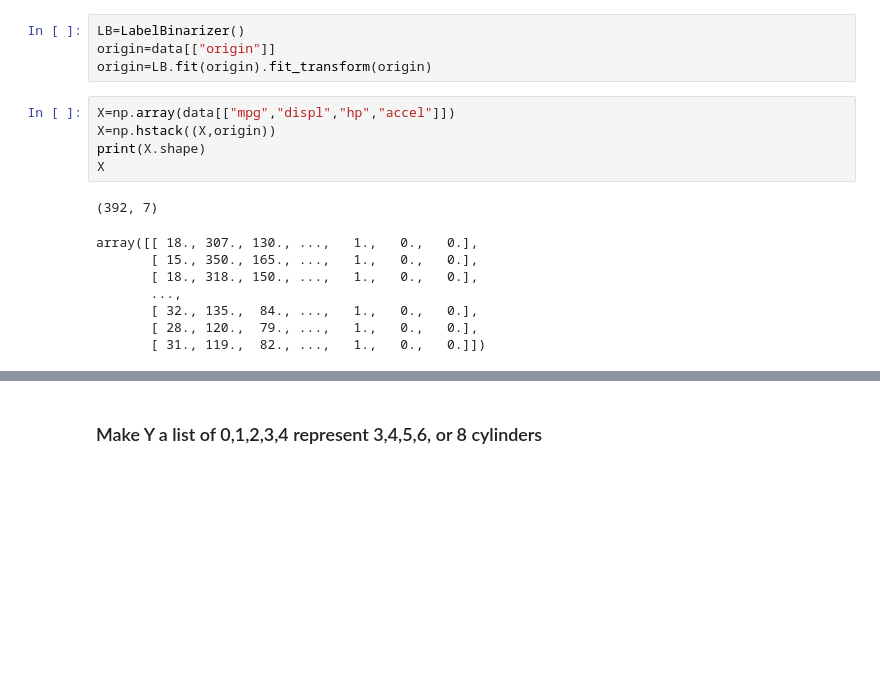
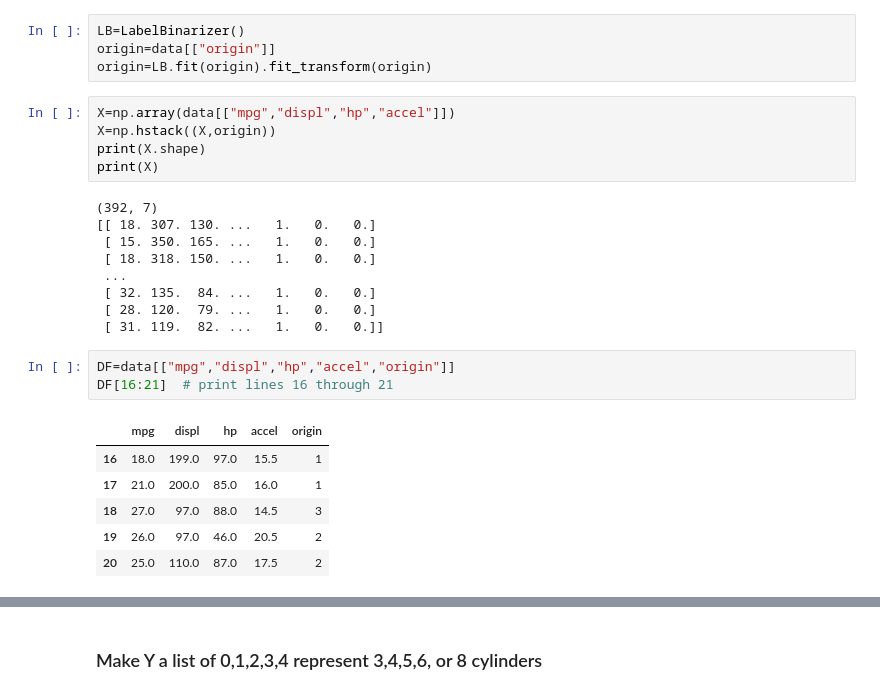
Before and after one commit to biomathman/machine-learning-in-python-book, a Jupyter notebook: notebooks/chapter-13-Naive-Bayes.ipynb, the cells around one changed output, grey strips where cells are left out. Drawn from its saved outputs; the diff is of its cells as text; blank space fills up the shorter version.

```diff
--- a/notebooks/chapter-13-Naive-Bayes.ipynb
+++ b/notebooks/chapter-13-Naive-Bayes.ipynb
@@ -213,13 +212,23 @@ origin=LB.fit(origin).fit_transform(origin)
 X=np.array(data[["mpg","displ","hp","accel"]])
 X=np.hstack((X,origin))
 print(X.shape)
-X
+print(X)
 # %% [output]
 (392, 7)
+[[ 18. 307. 130. ...   1.   0.   0.]
+ [ 15. 350. 165. ...   1.   0.   0.]
+ [ 18. 318. 150. ...   1.   0.   0.]
+ ...
+ [ 32. 135.  84. ...   1.   0.   0.]
+ [ 28. 120.  79. ...   1.   0.   0.]
+ [ 31. 119.  82. ...   1.   0.   0.]]
-array([[ 18., 307., 130., ...,   1.,   0.,   0.],
-       [ 15., 350., 165., ...,   1.,   0.,   0.],
-       [ 18., 318., 150., ...,   1.,   0.,   0.],
-       ...,
-       [ 32., 135.,  84., ...,   1.,   0.,   0.],
-       [ 28., 120.,  79., ...,   1.,   0.,   0.],
-       [ 31., 119.,  82., ...,   1.,   0.,   0.]])
+# %%
+DF=data[["mpg","displ","hp","accel","origin"]]
+DF[16:21]  # print lines 16 through 21
+# %% [output]
+|  | mpg | displ | hp | accel | origin |
+| 16 | 18.0 | 199.0 | 97.0 | 15.5 | 1 |
+| 17 | 21.0 | 200.0 | 85.0 | 16.0 | 1 |
+| 18 | 27.0 | 97.0 | 88.0 | 14.5 | 3 |
+| 19 | 26.0 | 97.0 | 46.0 | 20.5 | 2 |
+| 20 | 25.0 | 110.0 | 87.0 | 17.5 | 2 |
```
Also changed, not shown: parts of 14 cells of this notebook.
